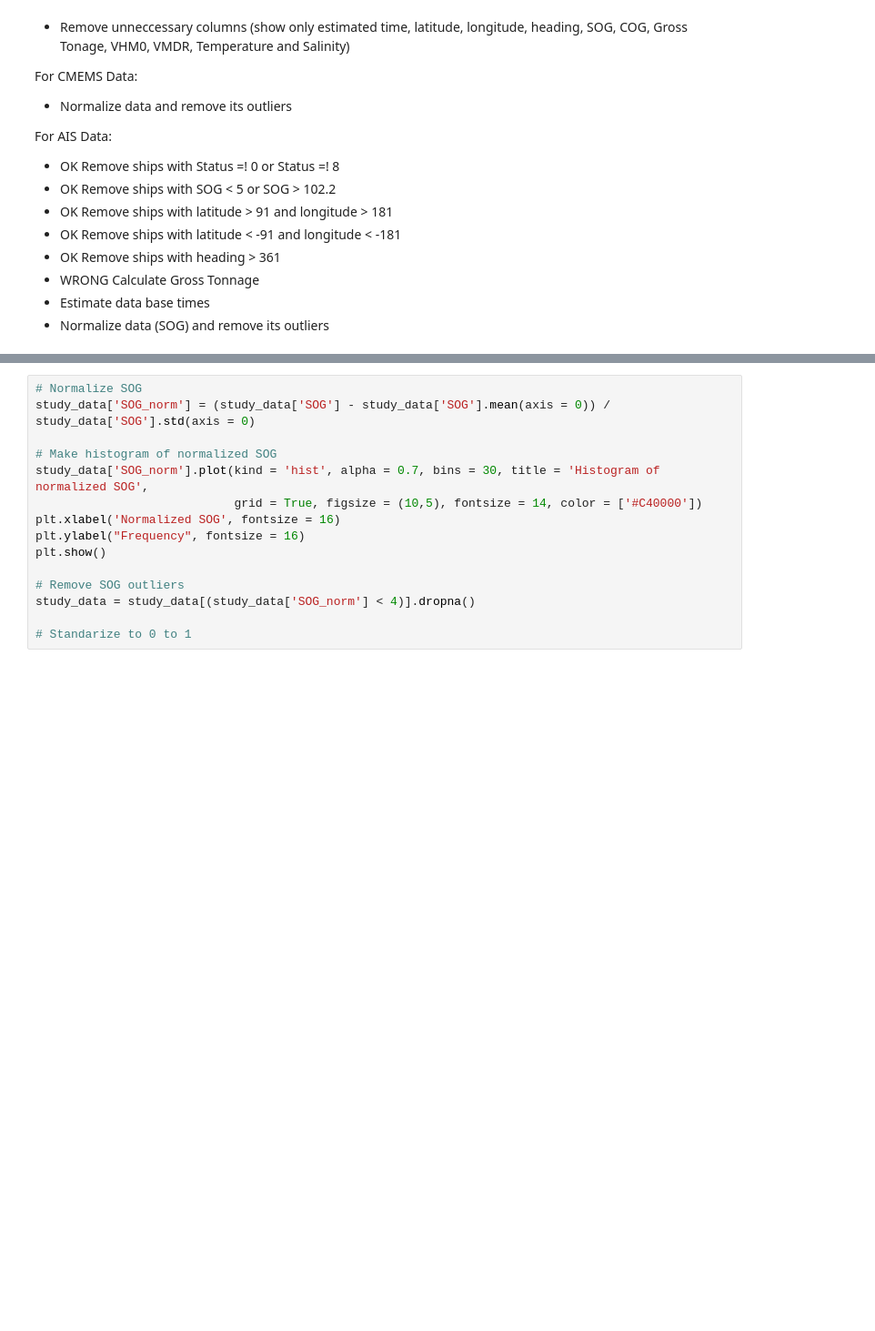
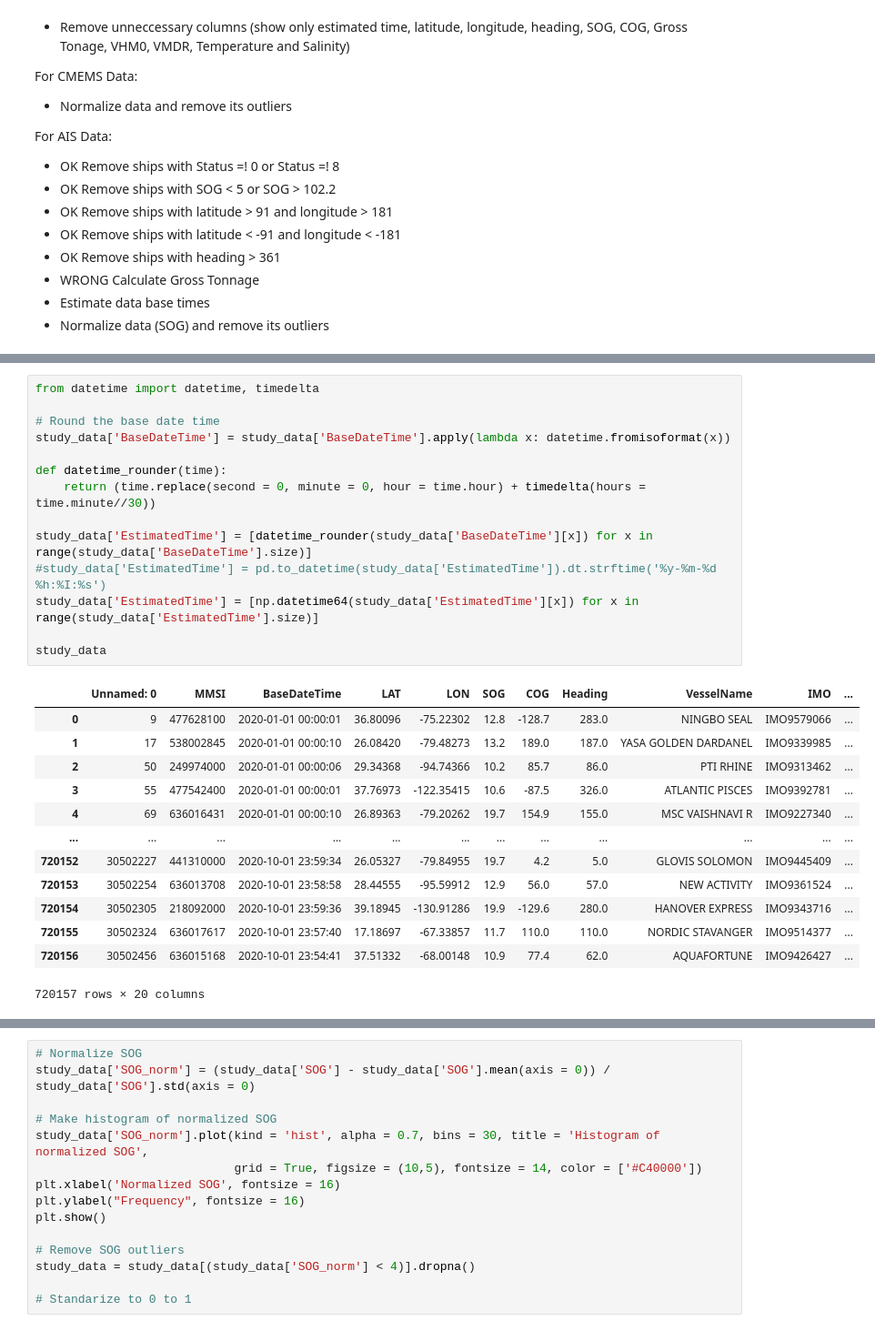
Before and after one commit to jonathom/cop_marine, a Jupyter notebook: Group_Challenge.ipynb, the cells around one changed output, grey strips where cells are left out. Shown at 91% size. Drawn from its saved outputs; the diff is of its cells as text; blank space fills up the shorter version.

```diff
--- a/Group_Challenge.ipynb
+++ b/Group_Challenge.ipynb
@@ -437,0 +377,28 @@ study_data
+# %%
+from datetime import datetime, timedelta
+
+# Round the base date time
+study_data['BaseDateTime'] = study_data['BaseDateTime'].apply(lambda x: datetime.fromisoformat(x))
+
+def datetime_rounder(time):
+    return (time.replace(second = 0, minute = 0, hour = time.hour) + timedelta(hours = time.minute//30))
+
+study_data['EstimatedTime'] = [datetime_rounder(study_data['BaseDateTime'][x]) for x in range(study_data['BaseDateTime'].size)]
+#study_data['EstimatedTime'] = pd.to_datetime(study_data['EstimatedTime']).dt.strftime('%y-%m-%d %h:%I:%s')
+study_data['EstimatedTime'] = [np.datetime64(study_data['EstimatedTime'][x]) for x in range(study_data['EstimatedTime'].size)]
+
+study_data
+# %% [output]
+|  | Unnamed: 0 | MMSI | BaseDateTime | LAT | LON | SOG | COG | Heading | VesselName | IMO | ... |
+| 0 | 9 | 477628100 | 2020-01-01 00:00:01 | 36.80096 | -75.22302 | 12.8 | -128.7 | 283.0 | NINGBO SEAL | IMO9579066 | ... |
+| 1 | 17 | 538002845 | 2020-01-01 00:00:10 | 26.08420 | -79.48273 | 13.2 | 189.0 | 187.0 | YASA GOLDEN DARDANEL | IMO9339985 | ... |
+| 2 | 50 | 249974000 | 2020-01-01 00:00:06 | 29.34368 | -94.74366 | 10.2 | 85.7 | 86.0 | PTI RHINE | IMO9313462 | ... |
+| 3 | 55 | 477542400 | 2020-01-01 00:00:01 | 37.76973 | -122.35415 | 10.6 | -87.5 | 326.0 | ATLANTIC PISCES | IMO9392781 | ... |
+| 4 | 69 | 636016431 | 2020-01-01 00:00:10 | 26.89363 | -79.20262 | 19.7 | 154.9 | 155.0 | MSC VAISHNAVI R | IMO9227340 | ... |
+| ... | ... | ... | ... | ... | ... | ... | ... | ... | ... | ... | ... |
+| 720152 | 30502227 | 441310000 | 2020-10-01 23:59:34 | 26.05327 | -79.84955 | 19.7 | 4.2 | 5.0 | GLOVIS SOLOMON | IMO9445409 | ... |
+| 720153 | 30502254 | 636013708 | 2020-10-01 23:58:58 | 28.44555 | -95.59912 | 12.9 | 56.0 | 57.0 | NEW ACTIVITY | IMO9361524 | ... |
+| 720154 | 30502305 | 218092000 | 2020-10-01 23:59:36 | 39.18945 | -130.91286 | 19.9 | -129.6 | 280.0 | HANOVER EXPRESS | IMO9343716 | ... |
+| 720155 | 30502324 | 636017617 | 2020-10-01 23:57:40 | 17.18697 | -67.33857 | 11.7 | 110.0 | 110.0 | NORDIC STAVANGER | IMO9514377 | ... |
+| 720156 | 30502456 | 636015168 | 2020-10-01 23:54:41 | 37.51332 | -68.00148 | 10.9 | 77.4 | 62.0 | AQUAFORTUNE | IMO9426427 | ... |
+720157 rows × 20 columns
```
Also changed, not shown: parts of 13 cells of this notebook, 1 other file.
